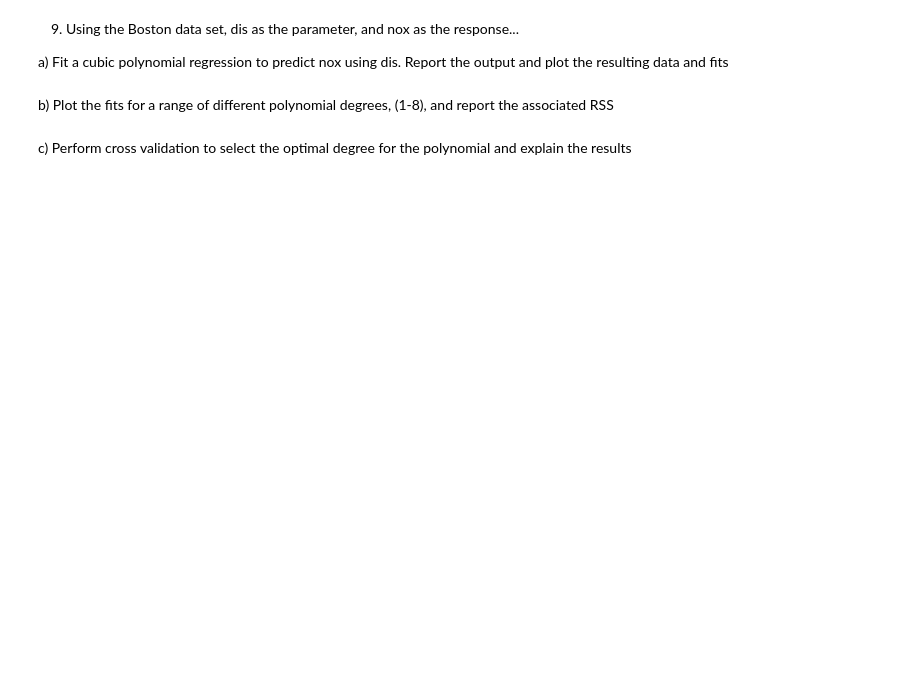
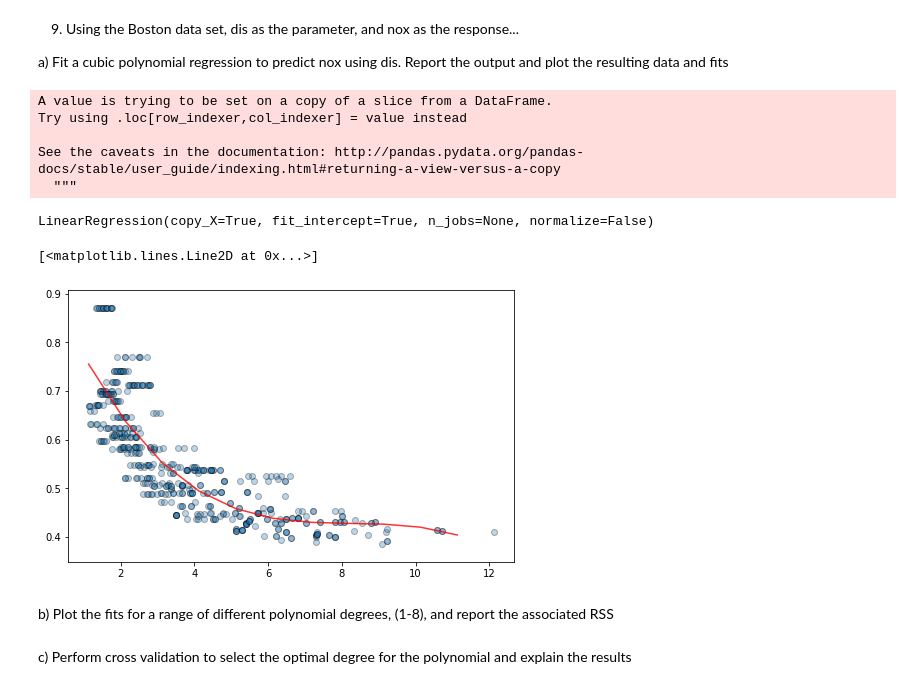
Before and after one commit to joepollastrini/Introduction-to-Statistical-Learning-Exercises, a Jupyter notebook: Chapter 7/Applied Exercises.ipynb, the cells around one changed output. Saved outputs shown, nothing was run; the diff lists cells and outputs as text; code cells hidden in the pictures; blank space fills up the shorter version.

```diff
--- a/Chapter 7/Applied Exercises.ipynb
+++ b/Chapter 7/Applied Exercises.ipynb
@@ -4,0 +37,10 @@ a) Perform polynomial regression to predict wage using age.  Use cross-validatio
+# %%
+scoreDict = {}
+for i in range(0, len(x_cols)):
+    x = x_cols[:i+1]
+    power = len(x)
+    model = linreg()
+    scores = cross_val_score(model, forPoly[x], forPoly[y], scoring='neg_mean_squared_error', cv=5)
+    scoreDict[power] = (scores.mean(), scores.std())
+
+scoreDict
@@ -11,3 +231,35 @@ a) Fit a cubic polynomial regression to predict nox using dis.  Report the outpu
+# %%
+forPoly = boston[['nox', 'dis']]
+
+for i in range(2,4):
+    title = 'dis_'+str(i)
+    forPoly[title] = forPoly['dis'].apply(lambda x: x**i)
+# %% [output]
+A value is trying to be set on a copy of a slice from a DataFrame.
+Try using .loc[row_indexer,col_indexer] = value instead
+
+See the caveats in the documentation: http://pandas.pydata.org/pandas-docs/stable/user_guide/indexing.html#returning-a-view-versus-a-copy
+  """
+# %%
+mod = linreg()
+model = cross_validate(mod, forPoly[['dis','dis_2', 'dis_3']], forPoly['nox'], cv=5)
+mod.fit(forPoly[['dis','dis_2', 'dis_3']], forPoly['nox'])
+# %% [output]
+LinearRegression(copy_X=True, fit_intercept=True, n_jobs=None, normalize=False)
+# %%
+from sklearn.preprocessing import PolynomialFeatures
+
+fig, ax1 = plt.subplots(1,1, figsize = (8,5));
+ax1.scatter(forPoly.dis, forPoly.nox, edgecolor='k', alpha=0.3);
+
+x_grid = np.arange(forPoly.dis.min(), forPoly.dis.max()).reshape(-1,1)
+forPred = PolynomialFeatures(3).fit_transform(x_grid)[:, 1:]
+
+preds = mod.predict(forPred)
+ax1.plot(x_grid, preds, color = 'r', alpha=.8)
+# %% [output]
+[<matplotlib.lines.Line2D at 0x...>]
+[figure, added]
 # %% [markdown]
 b)  Plot the fits for a range of different polynomial degrees, (1-8), and report the associated RSS
 # %% [markdown]
```
Also changed, not shown: parts of 70 cells of this notebook, 3 other files.
